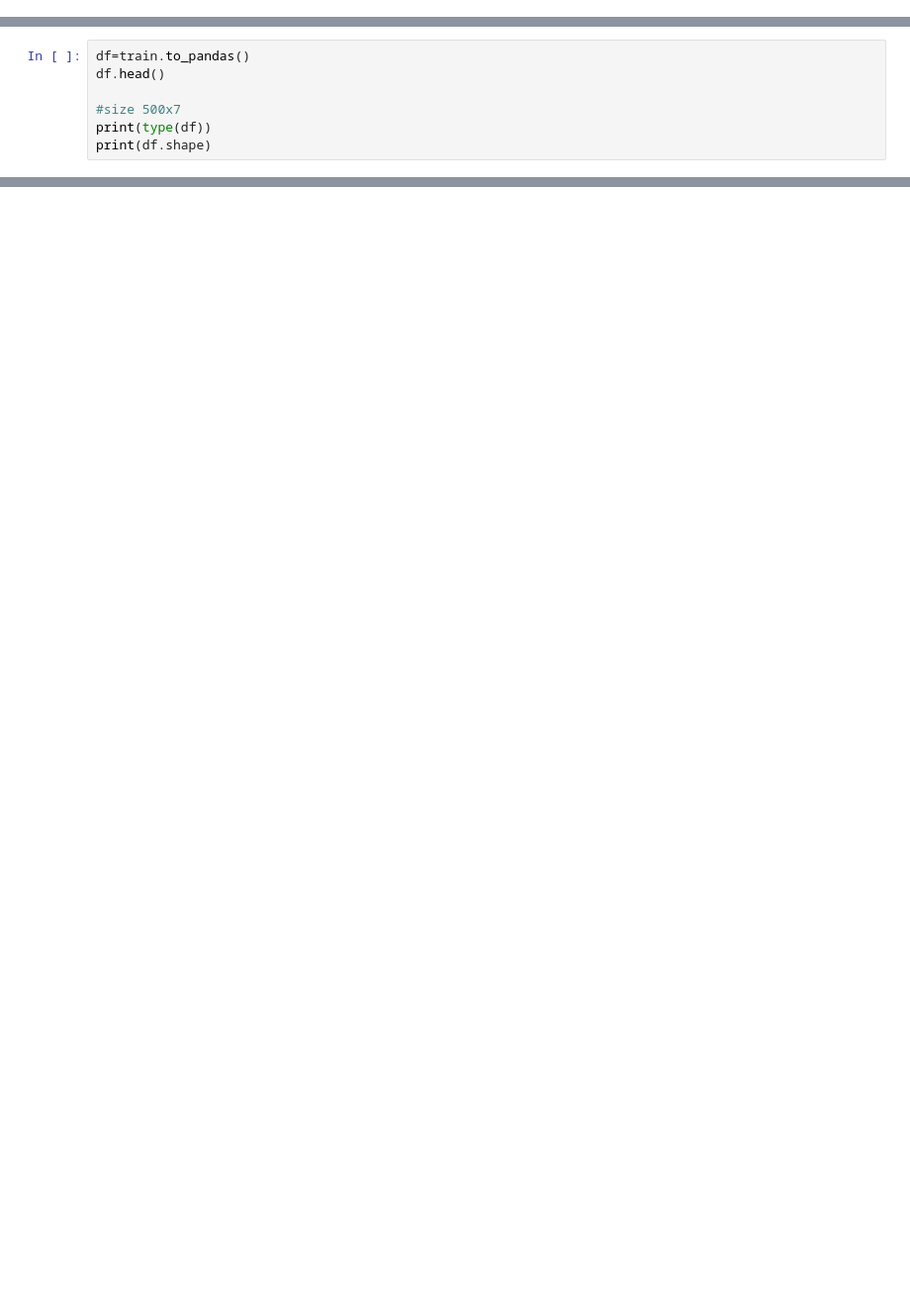
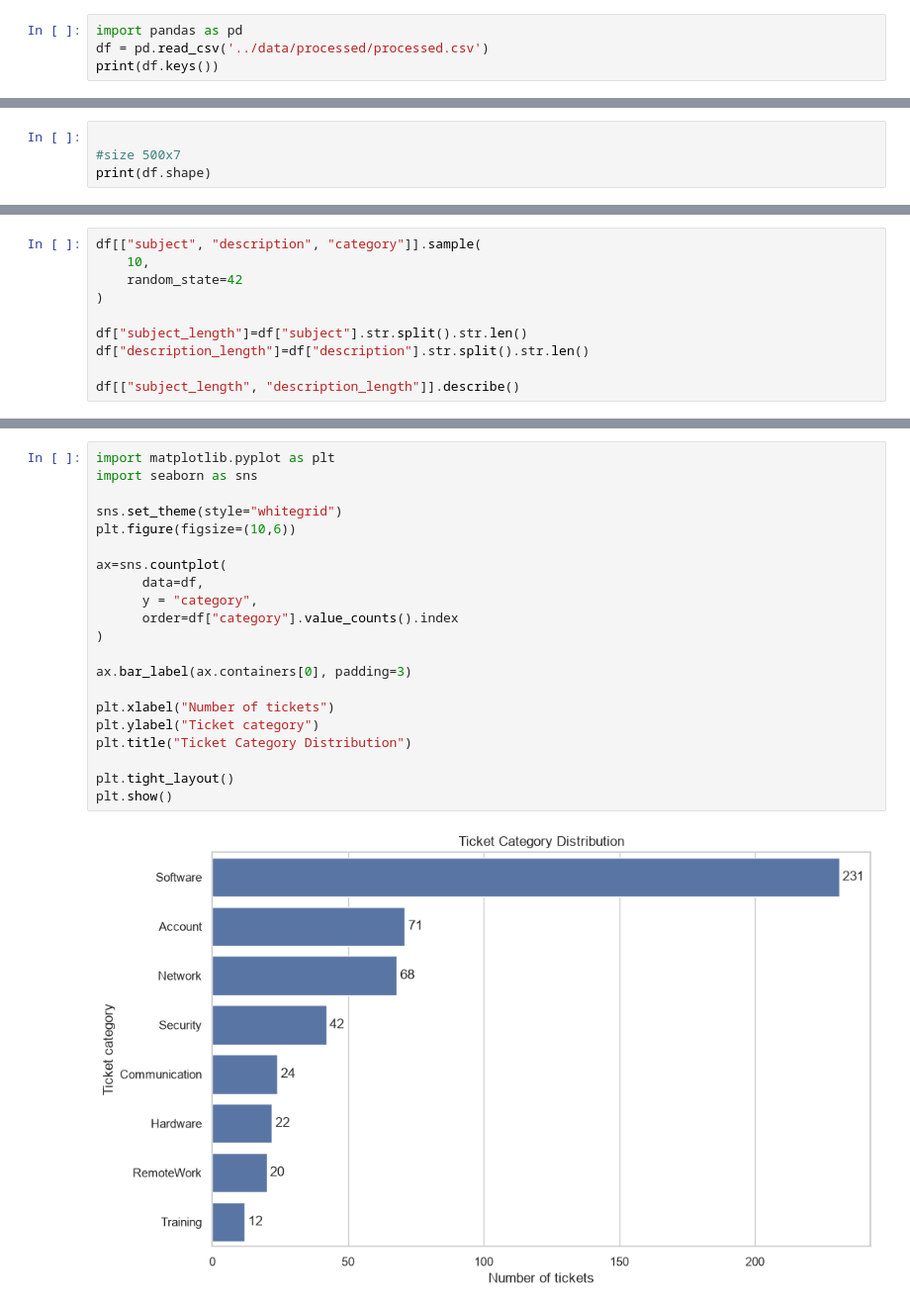
Before and after one commit to andymann-cs/Ticket-Classifier, a Jupyter notebook: notebooks/dataset_check.ipynb, the cells around one changed output, grey strips where cells are left out. Shown at 99% size. Cells and saved outputs as stored; diff of their text form; blank space fills up the shorter version.

```diff
--- a/notebooks/dataset_check.ipynb
+++ b/notebooks/dataset_check.ipynb
@@ -16,0 +7,4 @@ DatasetDict({
+# %%
+import pandas as pd
+df = pd.read_csv('../data/processed/processed.csv')
+print(df.keys())
@@ -34,8 +27,5 @@ Dataset({
 # %%
-df=train.to_pandas()
-df.head()
 
 #size 500x7
-print(type(df))
 print(df.shape)
 # %% [output]
@@ -43,0 +77,10 @@ print(df.shape)
+# %%
+df[["subject", "description", "category"]].sample(
+    10,
+    random_state=42
+)
+
+df["subject_length"]=df["subject"].str.split().str.len()
+df["description_length"]=df["description"].str.split().str.len()
+
+df[["subject_length", "description_length"]].describe()
@@ -43,0 +124,23 @@ print(df.shape)
+# %%
+import matplotlib.pyplot as plt
+import seaborn as sns
+
+sns.set_theme(style="whitegrid")
+plt.figure(figsize=(10,6))
+
+ax=sns.countplot(
+      data=df,
+      y = "category",
+      order=df["category"].value_counts().index
+)
+
+ax.bar_label(ax.containers[0], padding=3)
+
+plt.xlabel("Number of tickets")
+plt.ylabel("Ticket category")
+plt.title("Ticket Category Distribution")
+
+plt.tight_layout()
+plt.show()
+# %% [output]
+[figure, added]
```
Also changed, not shown: parts of 24 cells of this notebook.
